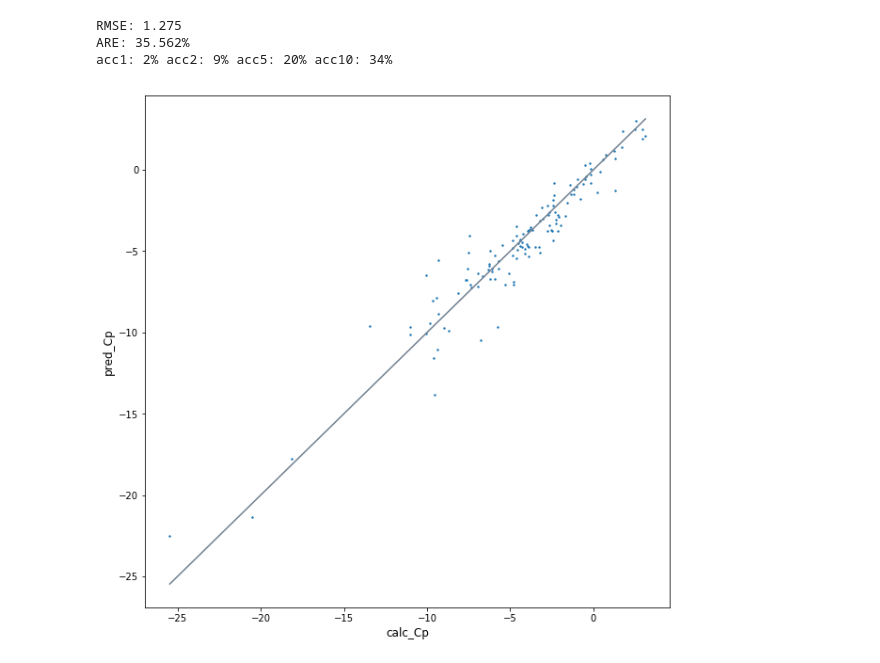
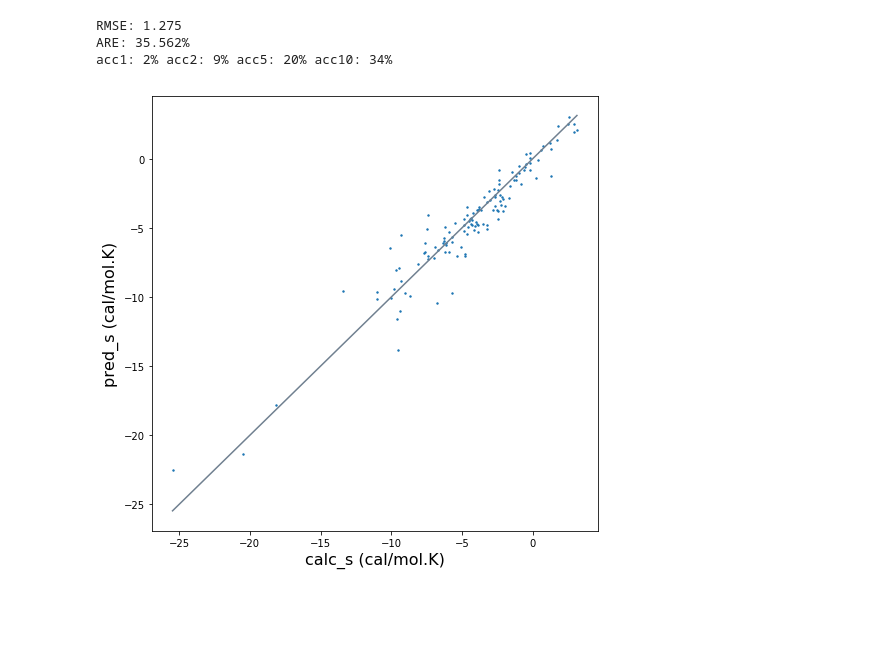
Before and after one commit to henryliuw/paper-reproduction, a Jupyter notebook: SMILES2vec/result_test.ipynb, the cells around one changed output. Drawn from its saved outputs; the diff is of its cells as text; code cells hidden in the pictures; blank space fills up the shorter version.

```diff
--- a/SMILES2vec/result_test.ipynb
+++ b/SMILES2vec/result_test.ipynb
@@ -117,11 +117,11 @@ ARE: 35.562%
 acc1: 2% acc2: 9% acc5: 20% acc10: 34%
 # %%
 result = np.array(result)
-plt.figure(figsize=(10, 10))
+plt.figure(figsize=(8, 8))
 plt.plot([y_test.min(),y_test.max()], [y_test.min(), y_test.max()],color='slategrey')
 plt.scatter( y_test, result, s=2 )
-plt.ylabel('pred_', fontsize=12)
-plt.xlabel('calc_Cp', fontsize=12)
+plt.ylabel('pred_s (cal/mol.K)', fontsize=16)
+plt.xlabel('calc_s (cal/mol.K)', fontsize=16)
 plt.show()
 # %% [output]
-[figure, old version]
+[figure, new version]
```
